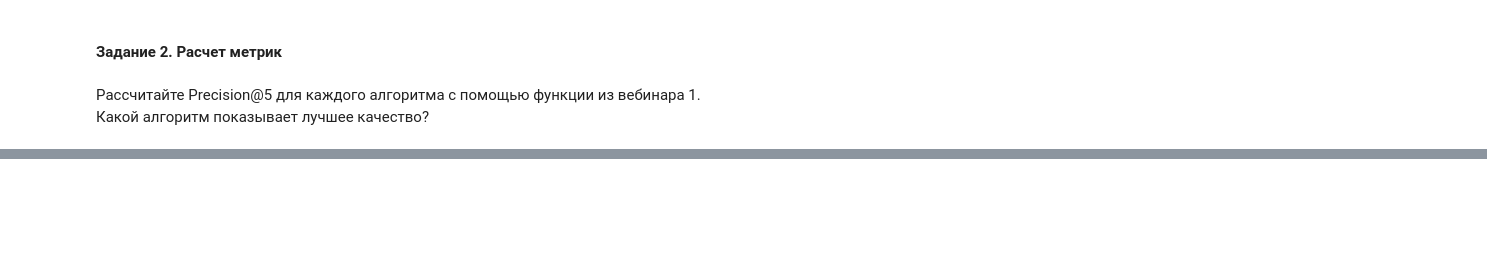
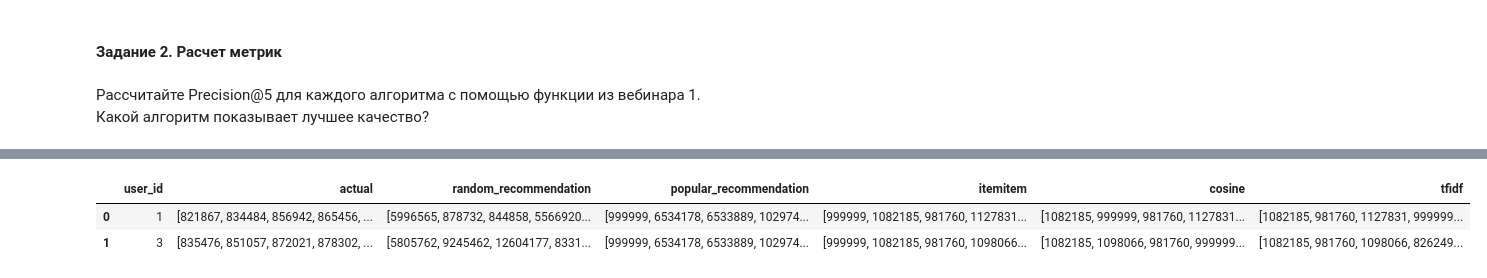
Before and after one commit to superbe/recommender_systems, a Jupyter notebook: Lesson 2.ipynb, the cells around one changed output, grey strips where cells are left out. Saved outputs shown, nothing was run; the diff lists cells and outputs as text; code cells hidden in the pictures; blank space fills up the shorter version.

```diff
--- a/Lesson 2.ipynb
+++ b/Lesson 2.ipynb
@@ -130,0 +295,11 @@ Wall time: 1min 1s
+# %%
+%%time
+
+result['cosine'] = result['user_id'].\
+    apply(lambda x: [id_to_itemid[rec[0]] for rec in
+                    model.recommend(userid=userid_to_id[x],
+                                    user_items=sparse_user_item,   # на вход user-item matrix
+                                    N=5,
+                                    filter_already_liked_items=False,
+                                    filter_items=None,
+                                    recalculate_user=True)])
@@ -130,0 +314,14 @@ Wall time: 1min 1s
+# %%
+%%time
+
+model = TFIDFRecommender(K=5, num_threads=4) # K - кол-во билжайших соседей
+
+model.fit(csr_matrix(user_item_matrix).T.tocsr(),
+          show_progress=True)
+
+recs = model.recommend(userid=userid_to_id[1],
+                        user_items=csr_matrix(user_item_matrix).tocsr(),   # на вход user-item matrix
+                        N=5,
+                        filter_already_liked_items=False,
+                        filter_items=None,
+                        recalculate_user=False)
@@ -130,0 +334,11 @@ Wall time: 1min 1s
+# %%
+%%time
+
+result['tfidf'] = result['user_id'].\
+    apply(lambda x: [id_to_itemid[rec[0]] for rec in
+                    model.recommend(userid=userid_to_id[x],
+                                    user_items=sparse_user_item,   # на вход user-item matrix
+                                    N=5,
+                                    filter_already_liked_items=False,
+                                    filter_items=None,
+                                    recalculate_user=False)])
@@ -130,0 +347,6 @@ Wall time: 1min 1s
+# %%
+result.head(2)
+# %% [output]
+|  | user_id | actual | random_recommendation | popular_recommendation | itemitem | cosine | tfidf |
+| 0 | 1 | [821867, 834484, 856942, 865456, ... | [5996565, 878732, 844858, 5566920... | [999999, 6534178, 6533889, 102974... | [999999, 1082185, 981760, 1127831... | [1082185, 999999, 981760, 1127831... | [1082185, 981760, 1127831, 999999... |
+| 1 | 3 | [835476, 851057, 872021, 878302, ... | [5805762, 9245462, 12604177, 8331... | [999999, 6534178, 6533889, 102974... | [999999, 1082185, 981760, 1098066... | [1082185, 1098066, 981760, 999999... | [1082185, 981760, 1098066, 826249... |
```
Also changed, not shown: parts of 35 cells of this notebook, 1 other file.
